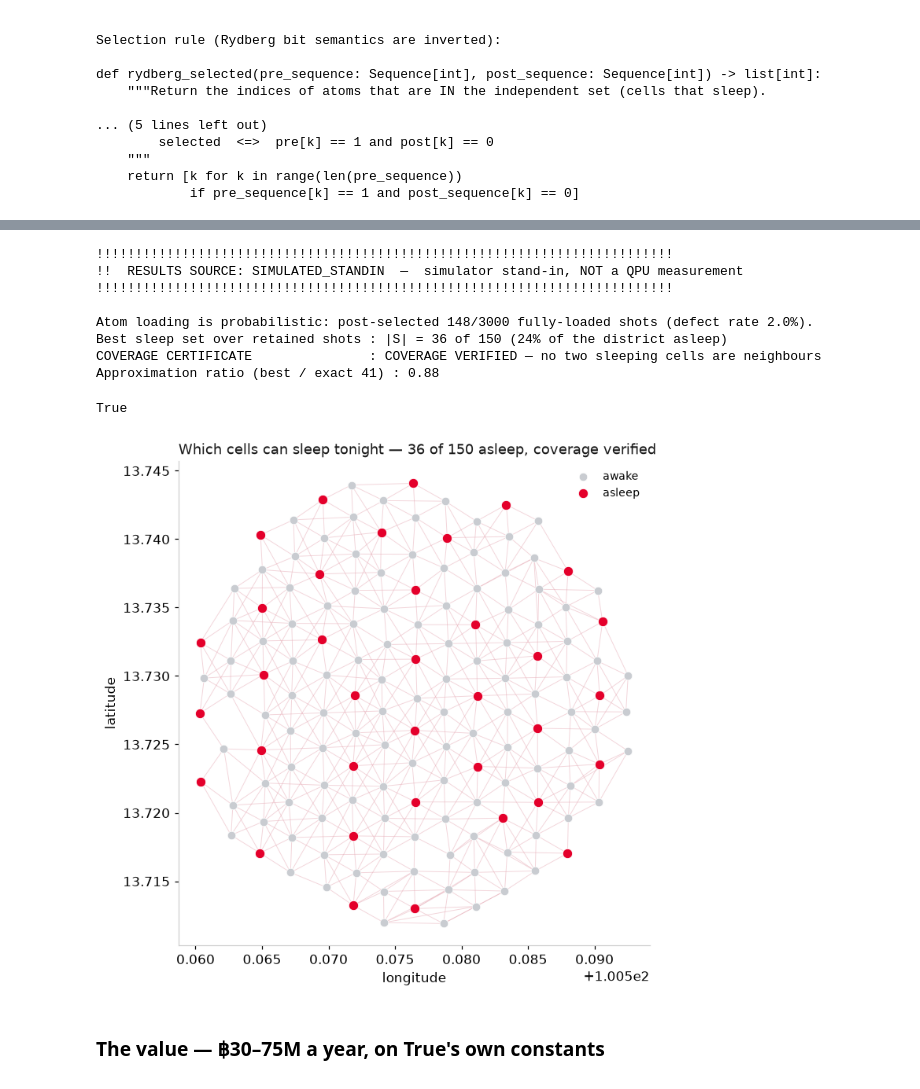
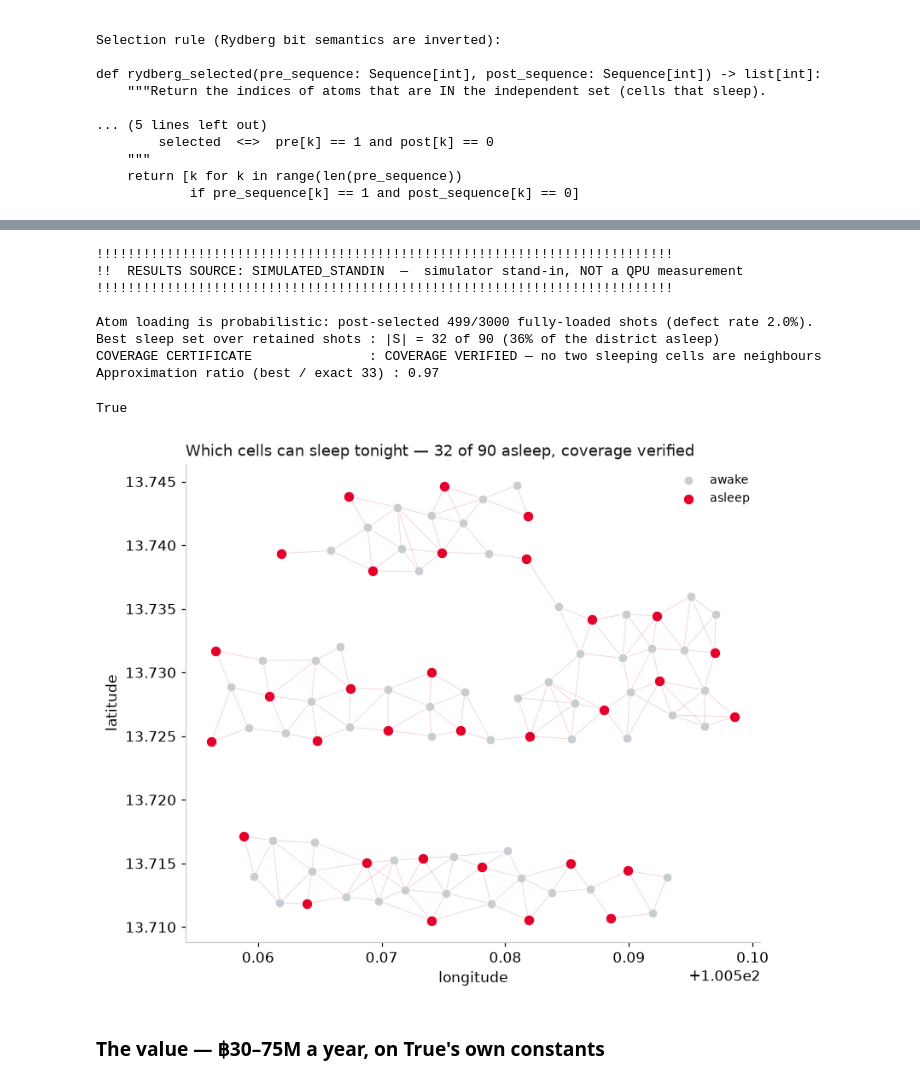
Before and after one commit to qBraid/true-corp-demo, a Jupyter notebook: which_cells_can_sleep.ipynb, the cells around one changed output, grey strips where cells are left out. Saved outputs shown, nothing was run; the diff lists cells and outputs as text; code cells hidden in the pictures.

```diff
--- a/which_cells_can_sleep.ipynb
+++ b/which_cells_can_sleep.ipynb
@@ -85,24 +176,2 @@ ASSUMPTIONS (flagged where not a measured or published constant):
   • NO quantum advantage is claimed anywhere. On these sizes, classical wins.
 ==========================================================================
-# %%
-# --- device resolution: ENUMERATE, do not hardcode ARNs (read-only; no job sent) ---
-provider = None
-DEVICE_ID = sc.AQUILA_DEVICE_ID          # 'aws:quera:qpu:aquila' (confirmed live on qBraid)
-try:
-    from qbraid.runtime import QbraidProvider
-    provider = QbraidProvider()
-    online = []
-    for d in provider.get_devices():
-        online.append(d.id)
-    aq = provider.get_device(DEVICE_ID)
-    md_aq = aq.metadata()
-    print(f"Aquila resolved  : {DEVICE_ID}")
-    print(f"  status         : {md_aq.get('status')}")
-    print(f"  qubits         : {md_aq.get('num_qubits')}   (up to 256 ⁸⁷Rb atoms)")
-    print(f"  program type   : braket_ahs   ·   shots ≤ {sc.AQUILA_SHOTS_MAX}")
-    pr = md_aq.get('pricing', {})
-    print(f"  pricing        : {pr.get('perTask')} credits/task + {pr.get('perShot')} credit/shot")
-    print(f"  analog devices online: {[x for x in online if 'aquila' in x or 'fresnel' in x]}")
-except Exception as e:
-    print("qBraid provider unavailable — running FULLY OFFLINE from committed files.")
-    print("  (this is fine: every result below loads from disk.)  reason:", repr(e)[:120])
@@ -282,33 +301,33 @@ Same shape, three times: the map, the graph, and the atoms on the chip.
 out which cells sleep, verify the coverage certificate live, and put a number in baht on it.*
 # %%
 # Load the pre-run instance + results; the banner makes the data source unmistakable.
-inst150 = sc.load_instance(f"{RESULTS_DIR}/sukhumvit_150.json")
-res150 = sc.load_results(f"{RESULTS_DIR}/prerun_150_results.json")
-G150 = inst150["graph"]
-sc.print_standin_banner(res150)
+instH = sc.load_instance(f"{RESULTS_DIR}/sukhumvit_{HEADLINE_ATOMS}.json")
+resH = sc.load_results(f"{RESULTS_DIR}/prerun_{HEADLINE_ATOMS}_results.json")
+GH = instH["graph"]
+sc.print_standin_banner(resH)
 
 # Decode: post-select on fully-loaded shots (headline policy), report retained count.
-sel150, ret150, tot150, defect150 = sc.decode_shots(res150["shots"], 150, policy="postselect")
-best150 = max(sel150, key=len)
-sizes150 = [len(s) for s in sel150]
-exact150 = inst150["classical"]["exact_size"]
+selH, retH, totH, defectH = sc.decode_shots(resH["shots"], HEADLINE_ATOMS, policy="postselect")
+bestH = max(selH, key=len)
+sizesH = [len(s) for s in selH]
+exactH = instH["classical"]["exact_size"]
 
 print()
-sc.print_result_summary(best150, 150, G150, exact150, ret150, tot150, defect150)
+sc.print_result_summary(bestH, HEADLINE_ATOMS, GH, exactH, retH, totH, defectH)
 # %% [output]
 !!!!!!!!!!!!!!!!!!!!!!!!!!!!!!!!!!!!!!!!!!!!!!!!!!!!!!!!!!!!!!!!!!!!!!!!!!
 !!  RESULTS SOURCE: SIMULATED_STANDIN  —  simulator stand-in, NOT a QPU measurement
 !!!!!!!!!!!!!!!!!!!!!!!!!!!!!!!!!!!!!!!!!!!!!!!!!!!!!!!!!!!!!!!!!!!!!!!!!!
 
-Atom loading is probabilistic: post-selected 148/3000 fully-loaded shots (defect rate 2.0%).
-Best sleep set over retained shots : |S| = 36 of 150 (24% of the district asleep)
+Atom loading is probabilistic: post-selected 499/3000 fully-loaded shots (defect rate 2.0%).
+Best sleep set over retained shots : |S| = 32 of 90 (36% of the district asleep)
 COVERAGE CERTIFICATE               : COVERAGE VERIFIED — no two sleeping cells are neighbours
-Approximation ratio (best / exact 41) : 0.88
+Approximation ratio (best / exact 33) : 0.97
 True
 # %%
 # The payoff map: the district with the sleeping cells highlighted, from measurement outcomes.
-viz.payoff_map(inst150, best150)
+viz.payoff_map(instH, bestH)
 # %% [output]
-[figure, old version]
+[figure, new version]
 # %% [markdown]
 ### The value — ฿30–75M a year, on True's own constants
```
Also changed, not shown: parts of 30 cells of this notebook, 15 other files.
